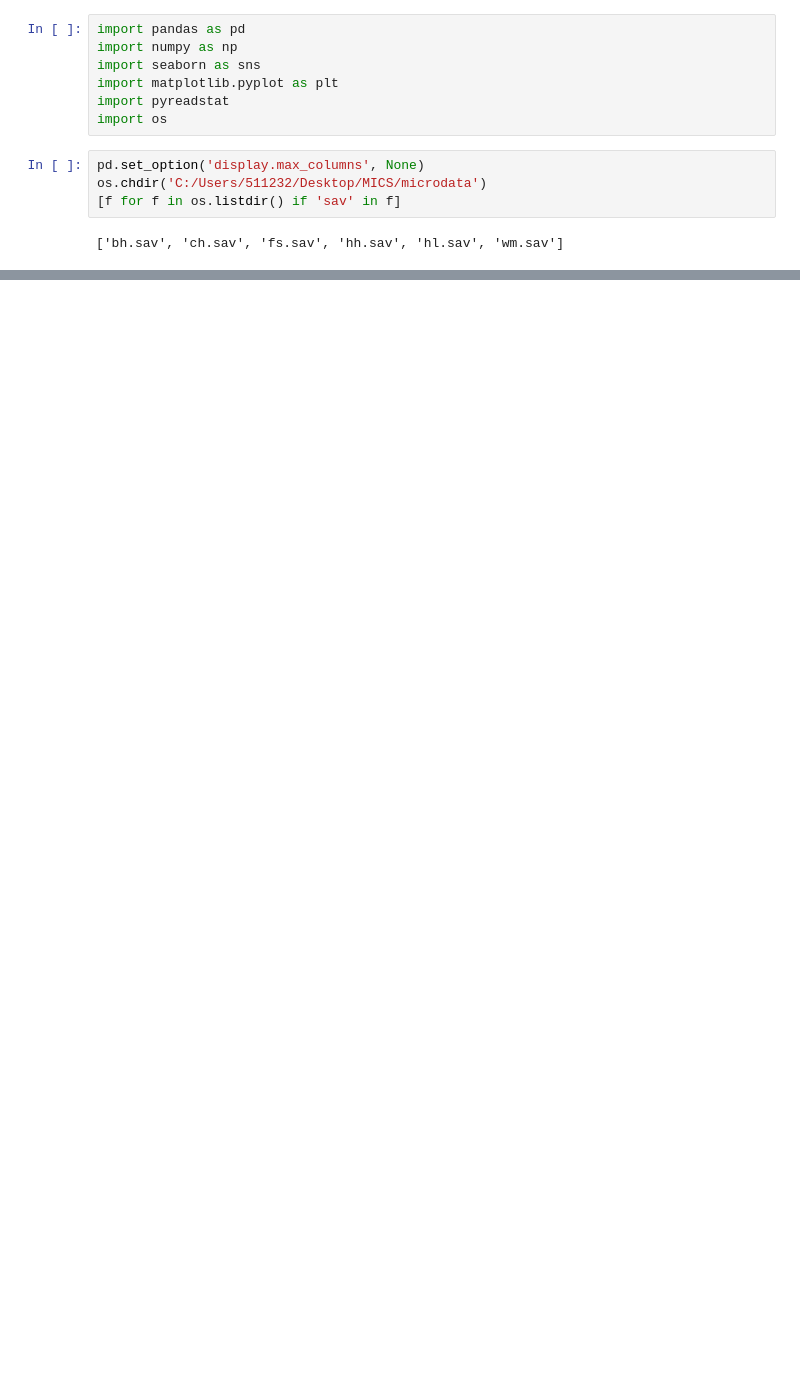
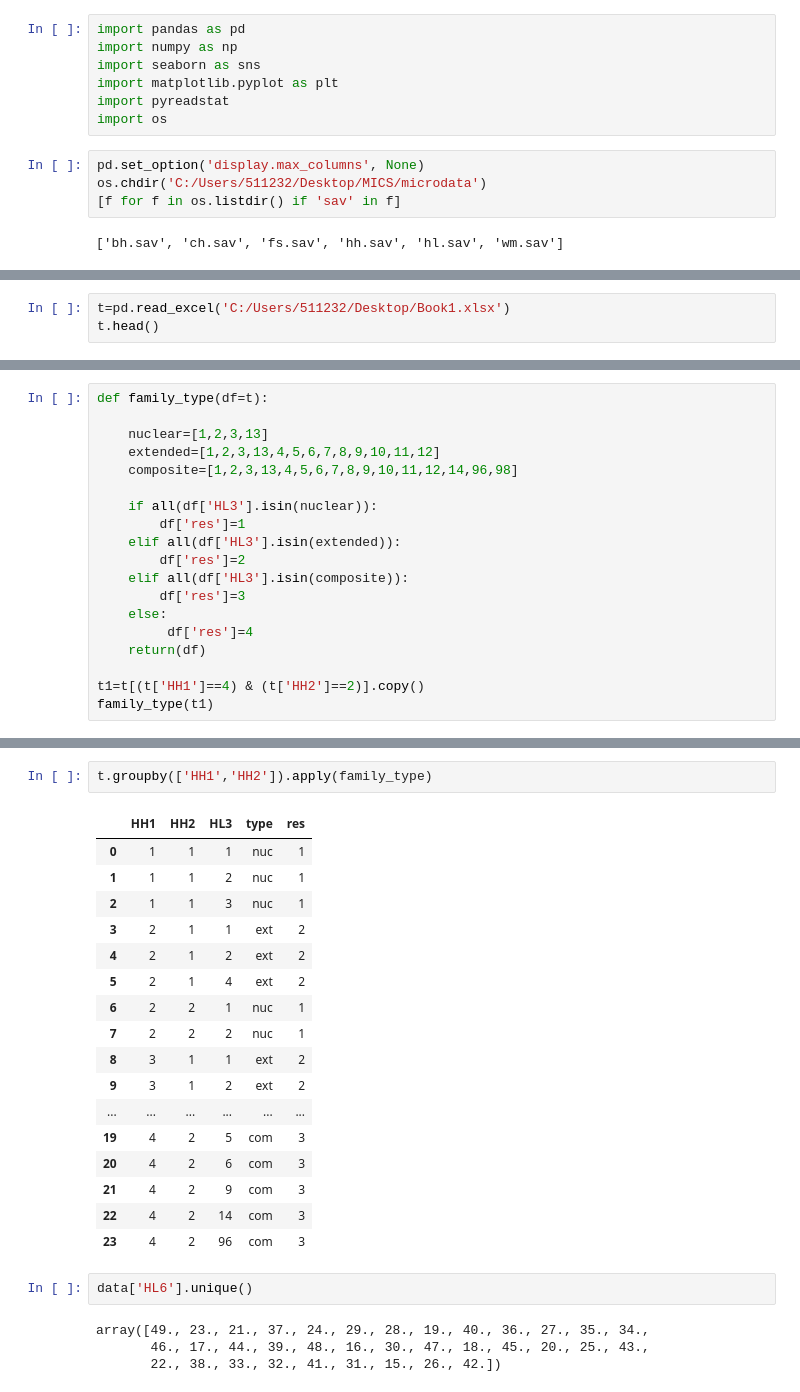
Before and after one commit to raffi1974/MICS, a Jupyter notebook: MICS_Palestine.ipynb, the cells around one changed output, grey strips where cells are left out. Saved outputs shown, nothing was run; the diff lists cells and outputs as text; blank space fills up the shorter version.

```diff
--- a/MICS_Palestine.ipynb
+++ b/MICS_Palestine.ipynb
@@ -74,0 +340,3 @@ def process_data_wm():
+# %%
+t=pd.read_excel('C:/Users/511232/Desktop/Book1.xlsx')
+t.head()
@@ -74,0 +350,19 @@ def process_data_wm():
+# %%
+def family_type(df=t):
+
+    nuclear=[1,2,3,13]
+    extended=[1,2,3,13,4,5,6,7,8,9,10,11,12]
+    composite=[1,2,3,13,4,5,6,7,8,9,10,11,12,14,96,98]
+
+    if all(df['HL3'].isin(nuclear)):
+        df['res']=1
+    elif all(df['HL3'].isin(extended)):
+        df['res']=2
+    elif all(df['HL3'].isin(composite)):
+        df['res']=3
+    else:
+         df['res']=4
+    return(df)
+
+t1=t[(t['HH1']==4) & (t['HH2']==2)].copy()
+family_type(t1)
@@ -74,0 +380,26 @@ def process_data_wm():
+# %%
+t.groupby(['HH1','HH2']).apply(family_type)
+# %% [output]
+|  | HH1 | HH2 | HL3 | type | res |
+| 0 | 1 | 1 | 1 | nuc | 1 |
+| 1 | 1 | 1 | 2 | nuc | 1 |
+| 2 | 1 | 1 | 3 | nuc | 1 |
+| 3 | 2 | 1 | 1 | ext | 2 |
+| 4 | 2 | 1 | 2 | ext | 2 |
+| 5 | 2 | 1 | 4 | ext | 2 |
+| 6 | 2 | 2 | 1 | nuc | 1 |
+| 7 | 2 | 2 | 2 | nuc | 1 |
+| 8 | 3 | 1 | 1 | ext | 2 |
+| 9 | 3 | 1 | 2 | ext | 2 |
+| ... | ... | ... | ... | ... | ... |
+| 19 | 4 | 2 | 5 | com | 3 |
+| 20 | 4 | 2 | 6 | com | 3 |
+| 21 | 4 | 2 | 9 | com | 3 |
+| 22 | 4 | 2 | 14 | com | 3 |
+| 23 | 4 | 2 | 96 | com | 3 |
+# %%
+data['HL6'].unique()
+# %% [output]
+array([49., 23., 21., 37., 24., 29., 28., 19., 40., 36., 27., 35., 34.,
+       46., 17., 44., 39., 48., 16., 30., 47., 18., 45., 20., 25., 43.,
+       22., 38., 33., 32., 41., 31., 15., 26., 42.])
```
Also changed, not shown: parts of 42 cells of this notebook.
